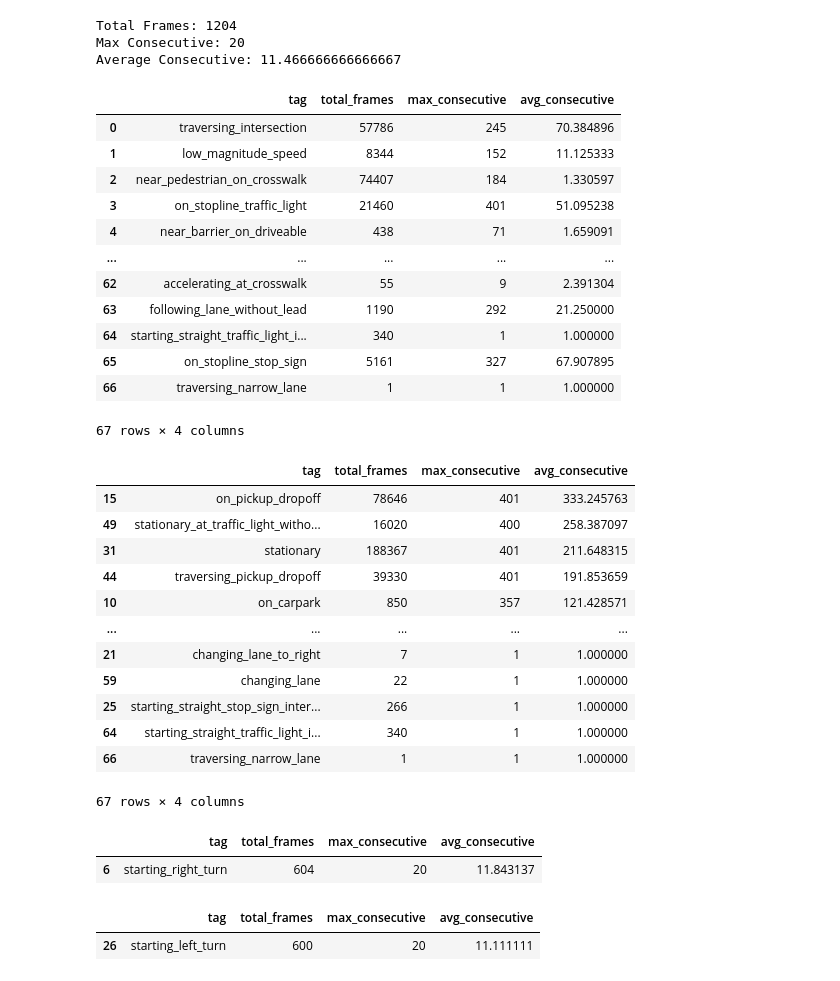
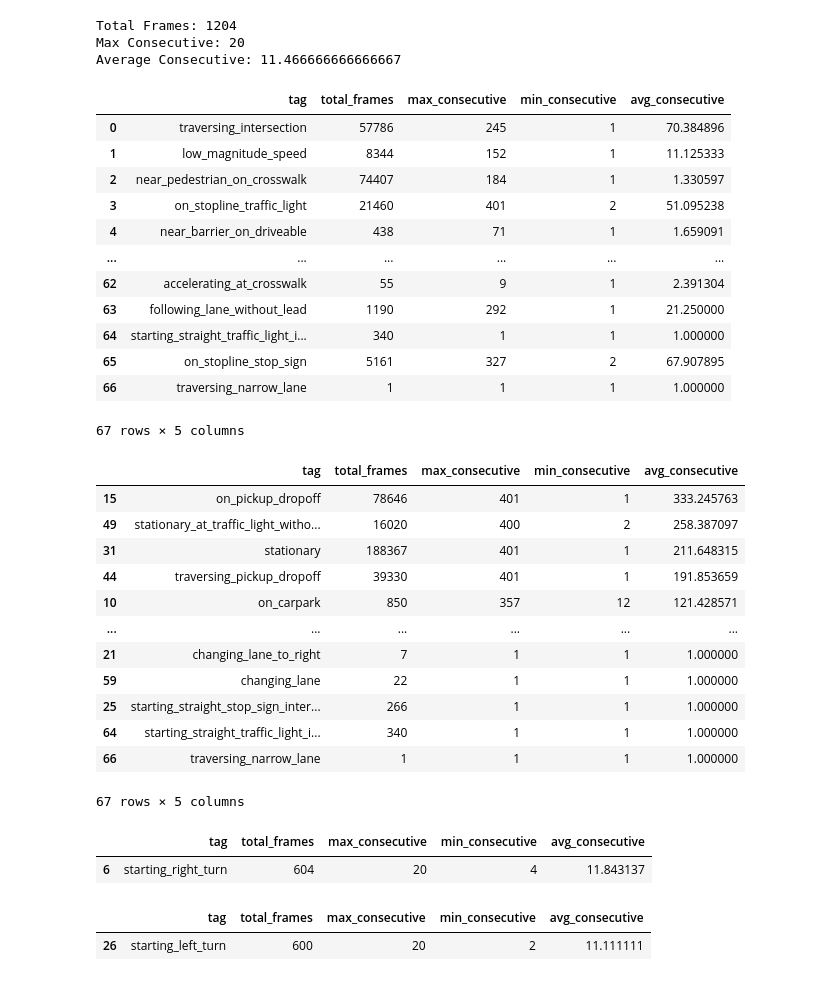
Before and after one commit to ZendarInc/nuplan-devkit, a Jupyter notebook: notebooks/nuplan_dataset.ipynb, the cells around one changed output. Drawn from its saved outputs; the diff is of its cells as text; code cells hidden in the pictures.

Commit message:
Get consecutive count frequency

```diff
--- a/notebooks/nuplan_dataset.ipynb
+++ b/notebooks/nuplan_dataset.ipynb
@@ -332,63 +332,64 @@ Average Consecutive: 11.466666666666667
 # %%
 total_frames = defaultdict(int)
 consecutive_counts = defaultdict(list)
 
 for db_file in db_files:
     db = NuPlanDB(data_root=NUPLAN_DATA_ROOT, load_path=db_file)
     for tag in scenario_tags:
         frames = get_frames_with_scenario_tag(db_file, tag)
         consecutive_counts[tag].extend(count_consecutive_frames(frames))
         total_frames[tag] += len(frames)
 
 scenario_tag_stats = defaultdict(list)
 for tag, counts in consecutive_counts.items():
     scenario_tag_stats["tag"].append(tag)
     scenario_tag_stats["total_frames"].append(total_frames[tag])
     scenario_tag_stats["max_consecutive"].append(max(counts) if counts else 0)
+    scenario_tag_stats["min_consecutive"].append(min(counts) if counts else 0)
     scenario_tag_stats["avg_consecutive"].append(sum(counts) / len(counts) if counts else 0)
 
 df = pd.DataFrame(scenario_tag_stats)
 df
 # %% [output]
-|  | tag | total_frames | max_consecutive | avg_consecutive |
-| 0 | traversing_intersection | 57786 | 245 | 70.384896 |
-| 1 | low_magnitude_speed | 8344 | 152 | 11.125333 |
-| 2 | near_pedestrian_on_crosswalk | 74407 | 184 | 1.330597 |
-| 3 | on_stopline_traffic_light | 21460 | 401 | 51.095238 |
-| 4 | near_barrier_on_driveable | 438 | 71 | 1.659091 |
-| ... | ... | ... | ... | ... |
-| 62 | accelerating_at_crosswalk | 55 | 9 | 2.391304 |
-| 63 | following_lane_without_lead | 1190 | 292 | 21.250000 |
-| 64 | starting_straight_traffic_light_i... | 340 | 1 | 1.000000 |
-| 65 | on_stopline_stop_sign | 5161 | 327 | 67.907895 |
-| 66 | traversing_narrow_lane | 1 | 1 | 1.000000 |
+|  | tag | total_frames | max_consecutive | min_consecutive | avg_consecutive |
+| 0 | traversing_intersection | 57786 | 245 | 1 | 70.384896 |
+| 1 | low_magnitude_speed | 8344 | 152 | 1 | 11.125333 |
+| 2 | near_pedestrian_on_crosswalk | 74407 | 184 | 1 | 1.330597 |
+| 3 | on_stopline_traffic_light | 21460 | 401 | 2 | 51.095238 |
+| 4 | near_barrier_on_driveable | 438 | 71 | 1 | 1.659091 |
+| ... | ... | ... | ... | ... | ... |
+| 62 | accelerating_at_crosswalk | 55 | 9 | 1 | 2.391304 |
+| 63 | following_lane_without_lead | 1190 | 292 | 1 | 21.250000 |
+| 64 | starting_straight_traffic_light_i... | 340 | 1 | 1 | 1.000000 |
+| 65 | on_stopline_stop_sign | 5161 | 327 | 2 | 67.907895 |
+| 66 | traversing_narrow_lane | 1 | 1 | 1 | 1.000000 |
-67 rows × 4 columns
+67 rows × 5 columns
 # %%
 df.sort_values(by="avg_consecutive", ascending=False, inplace=True)
 df
 # %% [output]
-|  | tag | total_frames | max_consecutive | avg_consecutive |
-| 15 | on_pickup_dropoff | 78646 | 401 | 333.245763 |
-| 49 | stationary_at_traffic_light_witho... | 16020 | 400 | 258.387097 |
-| 31 | stationary | 188367 | 401 | 211.648315 |
-| 44 | traversing_pickup_dropoff | 39330 | 401 | 191.853659 |
-| 10 | on_carpark | 850 | 357 | 121.428571 |
-| ... | ... | ... | ... | ... |
-| 21 | changing_lane_to_right | 7 | 1 | 1.000000 |
-| 59 | changing_lane | 22 | 1 | 1.000000 |
-| 25 | starting_straight_stop_sign_inter... | 266 | 1 | 1.000000 |
-| 64 | starting_straight_traffic_light_i... | 340 | 1 | 1.000000 |
-| 66 | traversing_narrow_lane | 1 | 1 | 1.000000 |
+|  | tag | total_frames | max_consecutive | min_consecutive | avg_consecutive |
+| 15 | on_pickup_dropoff | 78646 | 401 | 1 | 333.245763 |
+| 49 | stationary_at_traffic_light_witho... | 16020 | 400 | 2 | 258.387097 |
+| 31 | stationary | 188367 | 401 | 1 | 211.648315 |
+| 44 | traversing_pickup_dropoff | 39330 | 401 | 1 | 191.853659 |
+| 10 | on_carpark | 850 | 357 | 12 | 121.428571 |
+| ... | ... | ... | ... | ... | ... |
+| 21 | changing_lane_to_right | 7 | 1 | 1 | 1.000000 |
+| 59 | changing_lane | 22 | 1 | 1 | 1.000000 |
+| 25 | starting_straight_stop_sign_inter... | 266 | 1 | 1 | 1.000000 |
+| 64 | starting_straight_traffic_light_i... | 340 | 1 | 1 | 1.000000 |
+| 66 | traversing_narrow_lane | 1 | 1 | 1 | 1.000000 |
-67 rows × 4 columns
+67 rows × 5 columns
 # %%
 right_turns = df[df["tag"] == "starting_right_turn"]
 right_turns
 # %% [output]
-|  | tag | total_frames | max_consecutive | avg_consecutive |
-| 6 | starting_right_turn | 604 | 20 | 11.843137 |
+|  | tag | total_frames | max_consecutive | min_consecutive | avg_consecutive |
+| 6 | starting_right_turn | 604 | 20 | 4 | 11.843137 |
 # %%
 left_turns = df[df["tag"] == "starting_left_turn"]
 left_turns
 # %% [output]
-|  | tag | total_frames | max_consecutive | avg_consecutive |
-| 26 | starting_left_turn | 600 | 20 | 11.111111 |
+|  | tag | total_frames | max_consecutive | min_consecutive | avg_consecutive |
+| 26 | starting_left_turn | 600 | 20 | 2 | 11.111111 |
```
Also changed, not shown: parts of 1 cell of this notebook.
